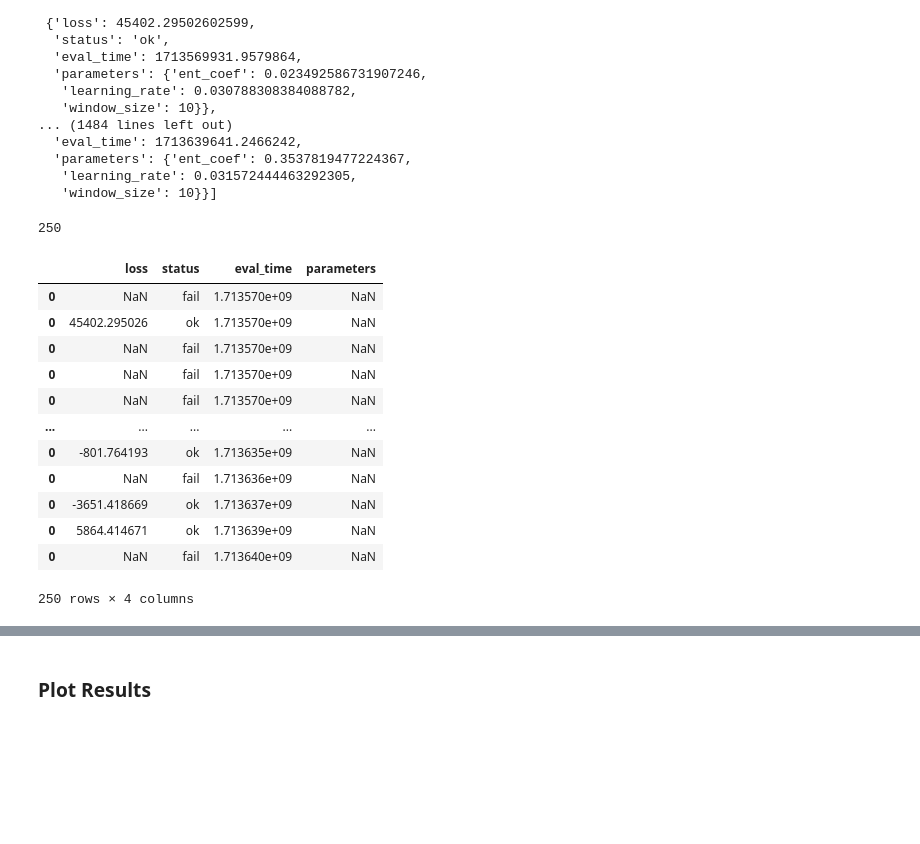
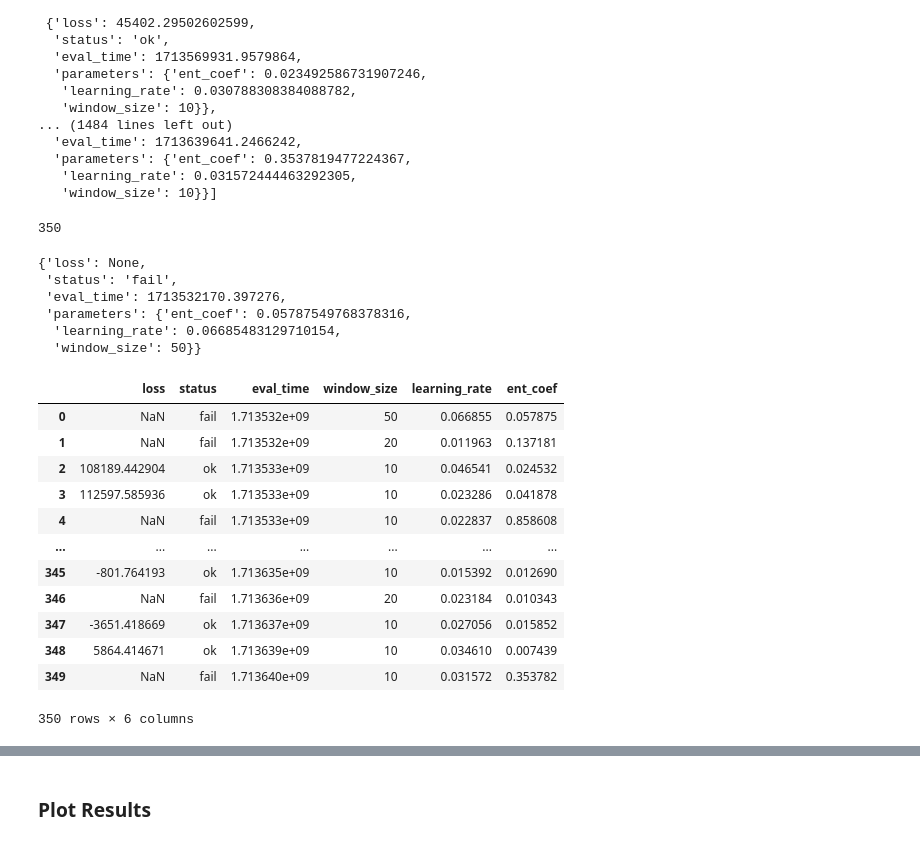
Before and after one commit to lilfetz22/gym_mtsim_forked, a Jupyter notebook: examples/custom_SB3_a2c_ppo copy.ipynb, the cells around one changed output, grey strips where cells are left out. Drawn from its saved outputs; the diff is of its cells as text; code cells hidden in the pictures; blank space fills up the shorter version.

```diff
--- a/examples/custom_SB3_a2c_ppo copy.ipynb
+++ b/examples/custom_SB3_a2c_ppo copy.ipynb
@@ -537,33 +548,47 @@ trials.results
    'window_size': 10}}]
 # %%
 # load in the saved trials data
-# trials = pickle.load(open('hyperopt/trials.pkl', 'rb'))
+trials = pickle.load(open('hyperopt/trials_04_19.pkl', 'rb'))
 trials_4_18 = pickle.load(open('hyperopt/trials.pkl', 'rb'))
 trials_4_19_results = trials.results
 trials_4_18_results = trials_4_18.results
-trials_4_19_results.extend(trials_4_18_results)
-# trials_all
+# trials_4_19_results.extend(trials_4_18_results)
+# len(trials_4_19_results)
-# %%
-len(trials.results)
-# %% [output]
-250
+# %%
+trials_all_results = trials_4_18_results + trials_4_19_results
+len(trials_all_results)
+# %% [output]
+350
+# %%
+trials_all_results[0]
+# %% [output]
+{'loss': None,
+ 'status': 'fail',
+ 'eval_time': 1713532170.397276,
+ 'parameters': {'ent_coef': 0.05787549768378316,
+  'learning_rate': 0.06685483129710154,
+  'window_size': 50}}
 # %%
 results_df = pd.DataFrame()
-for result in trials.results:
-    new_row = pd.DataFrame(result, index=[0])
+for idx, result in enumerate(trials_all_results):
+    result['window_size'] = result['parameters']['window_size']
+    result['learning_rate'] = result['parameters']['learning_rate']
+    result['ent_coef'] = result['parameters']['ent_coef']
+    del result['parameters']
+    new_row = pd.DataFrame(result, index=[idx])
     results_df = pd.concat([results_df, new_row], axis=0)
 results_df
 # %% [output]
-|  | loss | status | eval_time | parameters |
-| 0 | NaN | fail | 1.713570e+09 | NaN |
-| 0 | 45402.295026 | ok | 1.713570e+09 | NaN |
-| 0 | NaN | fail | 1.713570e+09 | NaN |
-| 0 | NaN | fail | 1.713570e+09 | NaN |
-| 0 | NaN | fail | 1.713570e+09 | NaN |
-| ... | ... | ... | ... | ... |
-| 0 | -801.764193 | ok | 1.713635e+09 | NaN |
-| 0 | NaN | fail | 1.713636e+09 | NaN |
-| 0 | -3651.418669 | ok | 1.713637e+09 | NaN |
-| 0 | 5864.414671 | ok | 1.713639e+09 | NaN |
-| 0 | NaN | fail | 1.713640e+09 | NaN |
+|  | loss | status | eval_time | window_size | learning_rate | ent_coef |
+| 0 | NaN | fail | 1.713532e+09 | 50 | 0.066855 | 0.057875 |
+| 1 | NaN | fail | 1.713532e+09 | 20 | 0.011963 | 0.137181 |
+| 2 | 108189.442904 | ok | 1.713533e+09 | 10 | 0.046541 | 0.024532 |
+| 3 | 112597.585936 | ok | 1.713533e+09 | 10 | 0.023286 | 0.041878 |
+| 4 | NaN | fail | 1.713533e+09 | 10 | 0.022837 | 0.858608 |
+| ... | ... | ... | ... | ... | ... | ... |
+| 345 | -801.764193 | ok | 1.713635e+09 | 10 | 0.015392 | 0.012690 |
+| 346 | NaN | fail | 1.713636e+09 | 20 | 0.023184 | 0.010343 |
+| 347 | -3651.418669 | ok | 1.713637e+09 | 10 | 0.027056 | 0.015852 |
+| 348 | 5864.414671 | ok | 1.713639e+09 | 10 | 0.034610 | 0.007439 |
+| 349 | NaN | fail | 1.713640e+09 | 10 | 0.031572 | 0.353782 |
-250 rows × 4 columns
+350 rows × 6 columns
```
Also changed, not shown: parts of 9 cells of this notebook, 1 other file.
